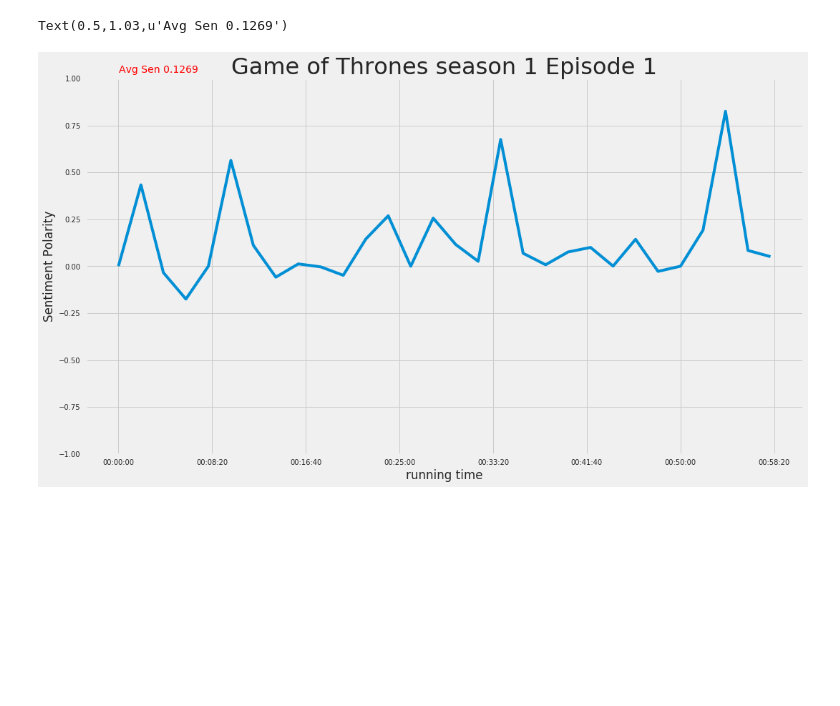
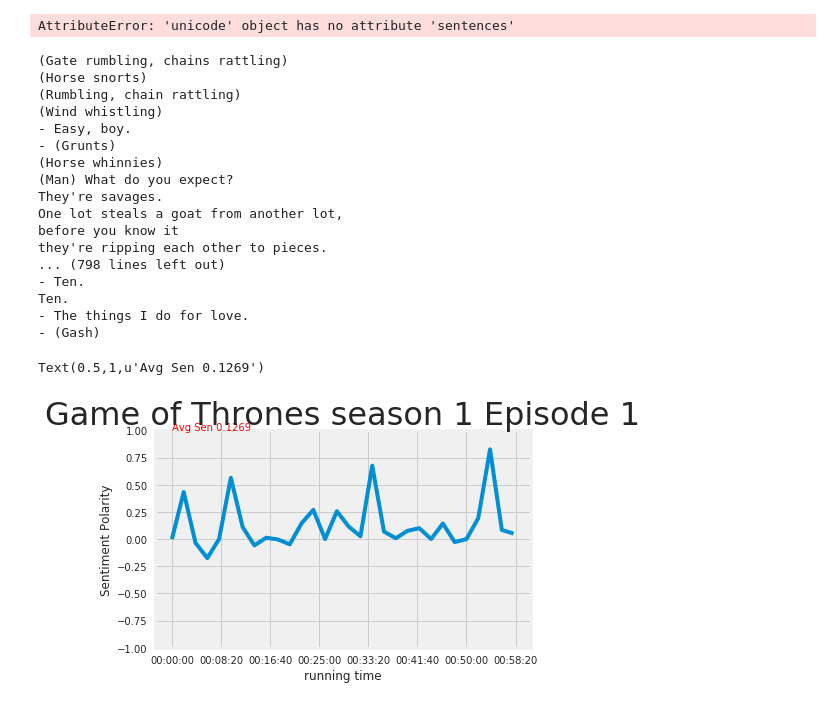
Before and after one commit to aman-berhe/TLP_thesis, a Jupyter notebook: codes/Subtitle Manipulation.ipynb, the cells around one changed output. Cells and saved outputs as stored; diff of their text form; code cells hidden in the pictures; blank space fills up the shorter version.

```diff
--- a/codes/Subtitle Manipulation.ipynb
+++ b/codes/Subtitle Manipulation.ipynb
@@ -10,3 +10,6 @@ sns.set()
 %matplotlib inline
 matplotlib.rcParams['figure.figsize']=(16.0,9.0)
 style.use('fivethirtyeight')
+# %%
+file='/people/berhe/Bureau/Project/TLP_thesis/subtitles/GameOfThrones.Season01.Episode01.en.srt'
+subs=pysrt.open(file,encoding='iso-8859-1')
@@ -17,7 +24,7 @@ def create_intervals(start, end, delta):
         current=(datetime.combine(date.today(),current)+delta).time()
         yield current
 # %%
-def sentiment_anal(file='/home/berhe/Desktop/LIMSI/TLP_thesis/subtitles/GameOfThrones.Season01.Episode01.en.srt', delta=2):
+def sentiment_anal(file='/people/berhe/Bureau/Project/TLP_thesis/subtitles/GameOfThrones.Season01.Episode01.en.srt', delta=2):
     subs=pysrt.open(file,encoding='iso-8859-1')
     n=len(subs)
     intervals=[]
@@ -43,9 +50,9 @@ def sentiment_anal(file='/home/berhe/Desktop/LIMSI/TLP_thesis/subtitles/GameOfTh
         index =j
     intervals.insert(0,time(0,0,0))
     sentiments.insert(0,0.0)
-    for k in range(0,n):
+    #for k in range(0,n):
         #print(intervals[k])
-        print(subs[k].text)
-    return (intervals, sentiments)
+        #print(subs[k].text)
+    return (intervals, sentiments,text)
 # %%
-x,y=sentiment_anal('/home/berhe/Desktop/LIMSI/TLP_thesis/subtitles/GameOfThrones.Season01.Episode01.en.srt')
+_,_,bl=sentiment_anal('/people/berhe/Bureau/Project/TLP_thesis/subtitles/GameOfThrones.Season01.Episode01.en.srt')
@@ -70,18 +139,42 @@ Ten.
+# %%
+import nltk
+tokens=nltk.word_tokenize(bl.sentences)
+tagged=nltk.pos_tag(tokens)
+ent=nltk.chunk.ne_chunk(tagged)
+# %% [output]
+AttributeError: 'unicode' object has no attribute 'sentences'
 # %%
 def average_sentiment(y):
     avg=float(sum(y))/len(y)
     return avg
 # %%
-x,y=sentiment_anal('/home/berhe/Desktop/LIMSI/TLP_thesis/subtitles/GameOfThrones.Season01.Episode01.en.srt')
+x,y=sentiment_anal('/people/berhe/Bureau/Project/TLP_thesis/subtitles/GameOfThrones.Season01.Episode01.en.srt')
 fig,ax=plt.subplots(squeeze=False)
 plt.plot(x,y)
 plt.title("Game of Thrones season 1 Episode 1",fontsize=32)
 plt.ylim((-1,1))
 plt.ylabel("Sentiment Polarity")
 plt.xlabel("running time")
-plt.text(.5, 1.03, "Avg Sen " + str(round(average_sentiment(y),4)),color="red")
+plt.text(.5, 1.00, "Avg Sen " + str(round(average_sentiment(y),4)),color="red")
 #ttl=ax.title
 #ttl.set_position(.5, 1.05)
 # %% [output]
-Text(0.5,1.03,u'Avg Sen 0.1269')
+(Gate rumbling, chains rattling)
+(Horse snorts)
+(Rumbling, chain rattling)
+(Wind whistling)
+- Easy, boy.
+- (Grunts)
+(Horse whinnies)
+(Man) What do you expect?
+They're savages.
+One lot steals a goat from another lot,
+before you know it
+they're ripping each other to pieces.
+... (798 lines left out)
+- Ten.
+Ten.
+- The things I do for love.
+- (Gash)
+Text(0.5,1,u'Avg Sen 0.1269')
-[figure, old version]
+[figure, new version]
```
Also changed, not shown: parts of 17 cells of this notebook, 3 other files.
